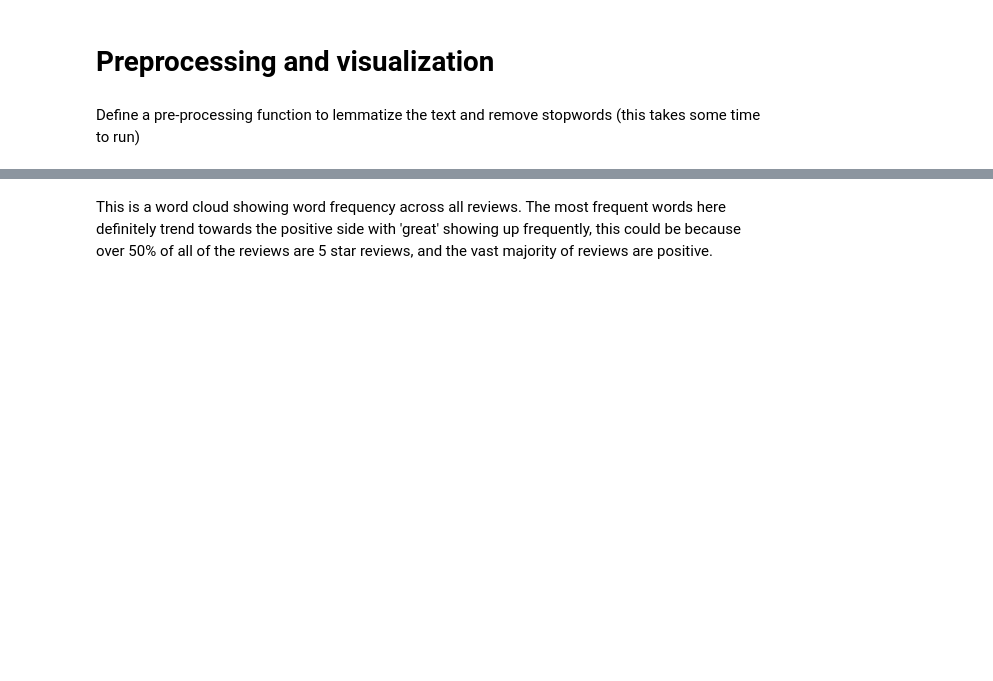
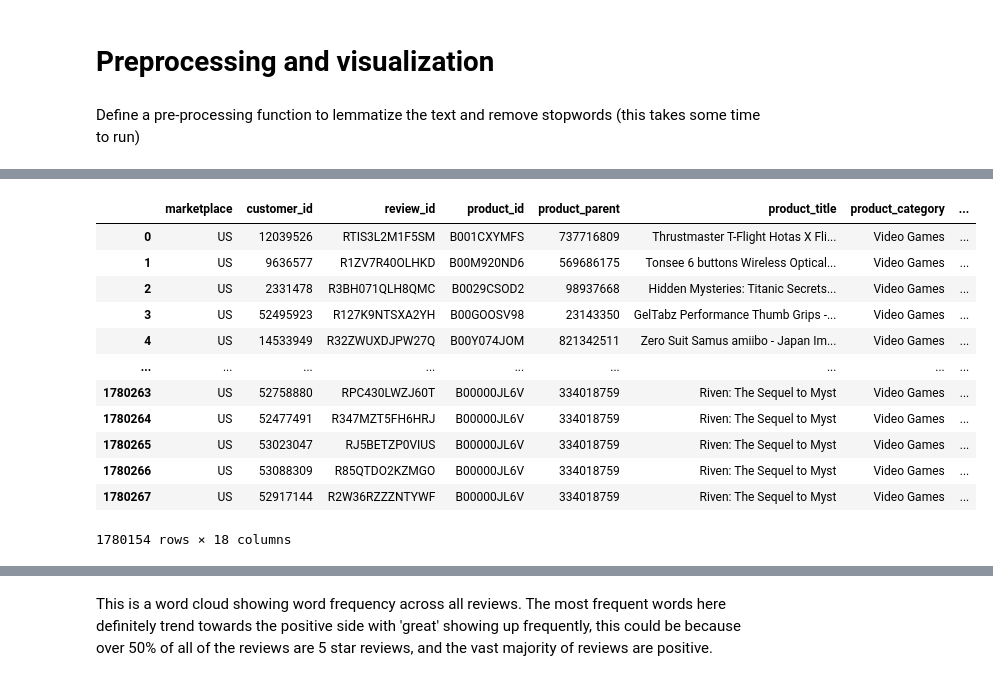
Before and after one commit to sciarrilli/TOOL1_FINAL_PROJECT, a Jupyter notebook: final_project.ipynb, the cells around one changed output, grey strips where cells are left out. Drawn from its saved outputs; the diff is of its cells as text; code cells hidden in the pictures; blank space fills up the shorter version.

Commit message:
and with the correct file this time

```diff
--- a/final_project.ipynb
+++ b/final_project.ipynb
@@ -115,3 +209,22 @@ def preprocess(text):
 # %%
-games['review_clean'] = games.review_full.apply(preprocess)
-games.sample(10)
+# games['review_clean'] = games.review_full.apply(preprocess)
+# games.sample(10)
+
+# read from pickle rather than run preprocess to save time
+games = pd.read_pickle('games.pkl')
+# %%
+games
+# %% [output]
+|  | marketplace | customer_id | review_id | product_id | product_parent | product_title | product_category | ... |
+| 0 | US | 12039526 | RTIS3L2M1F5SM | B001CXYMFS | 737716809 | Thrustmaster T-Flight Hotas X Fli... | Video Games | ... |
+| 1 | US | 9636577 | R1ZV7R40OLHKD | B00M920ND6 | 569686175 | Tonsee 6 buttons Wireless Optical... | Video Games | ... |
+| 2 | US | 2331478 | R3BH071QLH8QMC | B0029CSOD2 | 98937668 | Hidden Mysteries: Titanic Secrets... | Video Games | ... |
+| 3 | US | 52495923 | R127K9NTSXA2YH | B00GOOSV98 | 23143350 | GelTabz Performance Thumb Grips -... | Video Games | ... |
+| 4 | US | 14533949 | R32ZWUXDJPW27Q | B00Y074JOM | 821342511 | Zero Suit Samus amiibo - Japan Im... | Video Games | ... |
+| ... | ... | ... | ... | ... | ... | ... | ... | ... |
+| 1780263 | US | 52758880 | RPC430LWZJ60T | B00000JL6V | 334018759 | Riven: The Sequel to Myst | Video Games | ... |
+| 1780264 | US | 52477491 | R347MZT5FH6HRJ | B00000JL6V | 334018759 | Riven: The Sequel to Myst | Video Games | ... |
+| 1780265 | US | 53023047 | RJ5BETZP0VIUS | B00000JL6V | 334018759 | Riven: The Sequel to Myst | Video Games | ... |
+| 1780266 | US | 53088309 | R85QTDO2KZMGO | B00000JL6V | 334018759 | Riven: The Sequel to Myst | Video Games | ... |
+| 1780267 | US | 52917144 | R2W36RZZZNTYWF | B00000JL6V | 334018759 | Riven: The Sequel to Myst | Video Games | ... |
+1780154 rows × 18 columns
```
Also changed, not shown: parts of 30 cells of this notebook.
